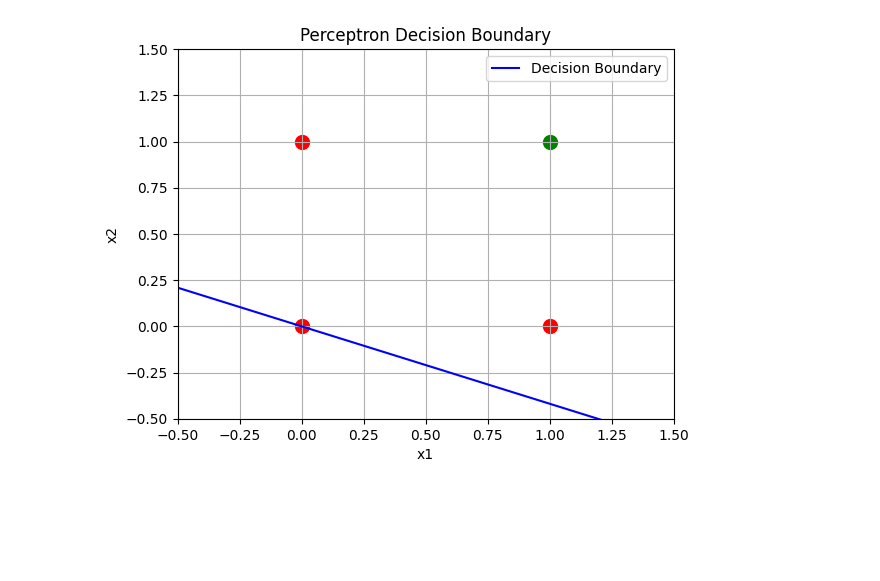
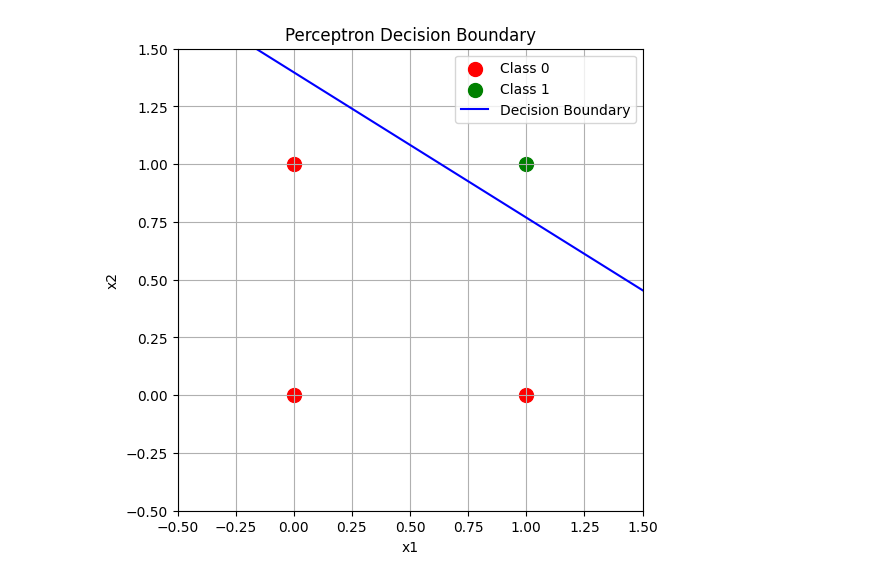
Before and after one commit to meshv-patel/NNDL-2026, a Jupyter notebook: Experiment-1/index.ipynb, the cells around one changed output. Drawn from its saved outputs; the diff is of its cells as text; code cells hidden in the pictures; blank space fills up the shorter version.

Commit message:
feat: implement perceptron learning algorithm for AND gate logic

```diff
--- a/Experiment-1/index.ipynb
+++ b/Experiment-1/index.ipynb
@@ -34,66 +73,61 @@ import numpy as np
-# %%
-X = [[0, 0], [0, 1], [1, 0], [1, 1]]
-y = [0, 0, 0, 1]
 # %%
 class Perceptron:
+
     def __init__(self, input_size, lr = 0.1, epochs = 10) -> None:
         self.w = np.random.rand(input_size)
-        self.b = 0
+        self.b = 0.0
         self.lr = lr
         self.epochs = epochs
 
-    def step_function(self, z) -> None:
-        if z >= 0:
-            return 1
-        return 0
+    def step_function(self, z) -> int:
+        return 1 if z >= 0 else 0
 
-    def forward(self, x) -> None:
+    def forward(self, x) -> int:
         a = np.dot(x, self.w) + self.b
         return self.step_function(a)
 
-    def training(self, X, y) -> None:
+    def fit(self, X, y) -> None:
         for epoch in range(self.epochs):
             for i in range(len(X)):
-                y_pred = self.forward(X)
-                print(y_pred)
+                y_pred = self.forward(X[i])
+
                 error = y[i] - y_pred
 
-                w += self.lr *  error * X
-                b += self.lr * error
+                # Bug fix: Added missing 'self.' so model weights are properly updated instead of remaining frozen.
+                # w += self.lr * error * X[i]
+                # b += self.lr * error
+                self.w += self.lr * error * X[i]
+                self.b += self.lr * error
 # %%
 perceptron = Perceptron(2, 0.1, 10)
+perceptron.fit(X, y)
 # %%
-import matplotlib.pyplot as plt
-import numpy as np
-
-# Plot data points
+plt.figure(figsize=(6, 6))
 for i in range(len(X)):
     if y[i] == 0:
-        plt.scatter(X[i][0], X[i][1], color='red', s=100)
+        plt.scatter(X[i][0], X[i][1], color="red", s=100, label="Class 0" if i == 0 else "")
     else:
-        plt.scatter(X[i][0], X[i][1], color='green', s=100)
+        plt.scatter(X[i][0], X[i][1], color="green", s=100, label="Class 1" if i == 3 else "")
 
-# Get weights and bias
+# 4. Extract weights and plot decision boundary
 w = perceptron.w
 b = perceptron.b
 
-# Decision boundary: w0*x1 + w1*x2 + b = 0
 x_vals = np.array([-0.5, 1.5])
 
 if w[1] != 0:
     y_vals = -(w[0] * x_vals + b) / w[1]
-    plt.plot(x_vals, y_vals, 'b-', label='Decision Boundary')
+    plt.plot(x_vals, y_vals, "b-", label="Decision Boundary")
 else:
-    plt.axvline(x=-b / w[0], color='blue', label='Decision Boundary')
+    plt.axvline(x=-b / w[0], color="blue", label="Decision Boundary")
 
 plt.xlim(-0.5, 1.5)
 plt.ylim(-0.5, 1.5)
 plt.xlabel("x1")
 plt.ylabel("x2")
 plt.title("Perceptron Decision Boundary")
 plt.grid(True)
 plt.legend()
-
 plt.show()
 # %% [output]
-[figure, old version]
+[figure, new version]
```
Also changed, not shown: parts of 8 cells of this notebook.
